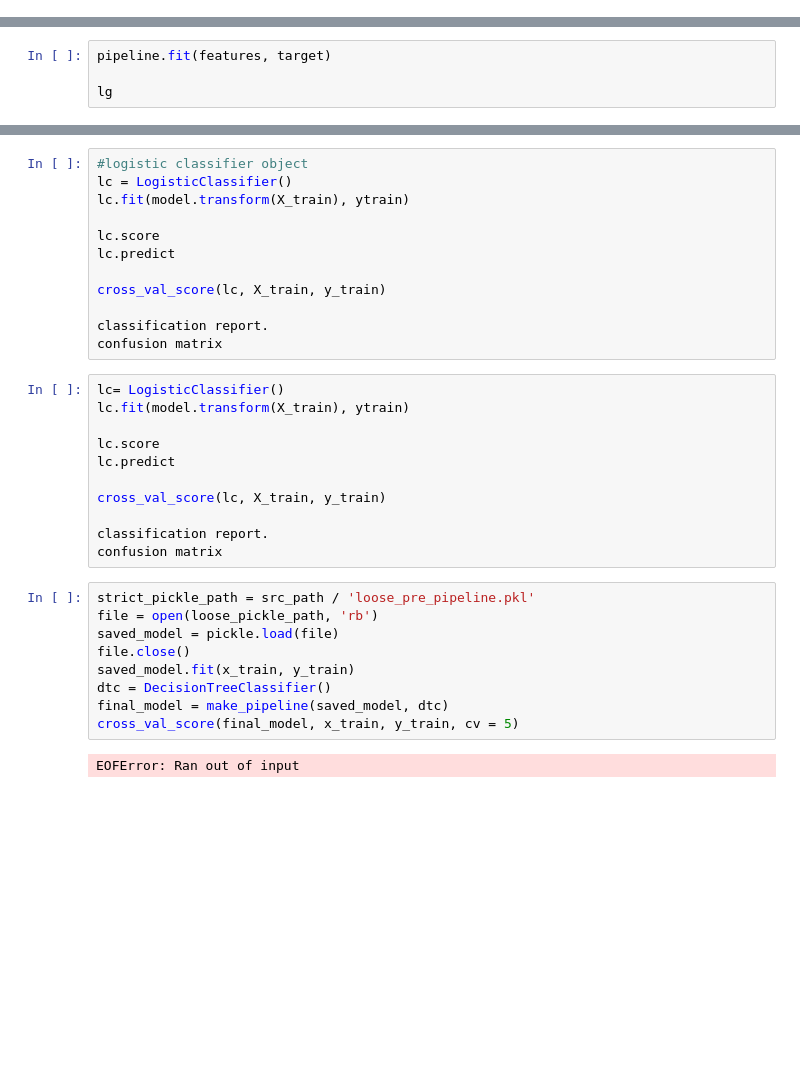
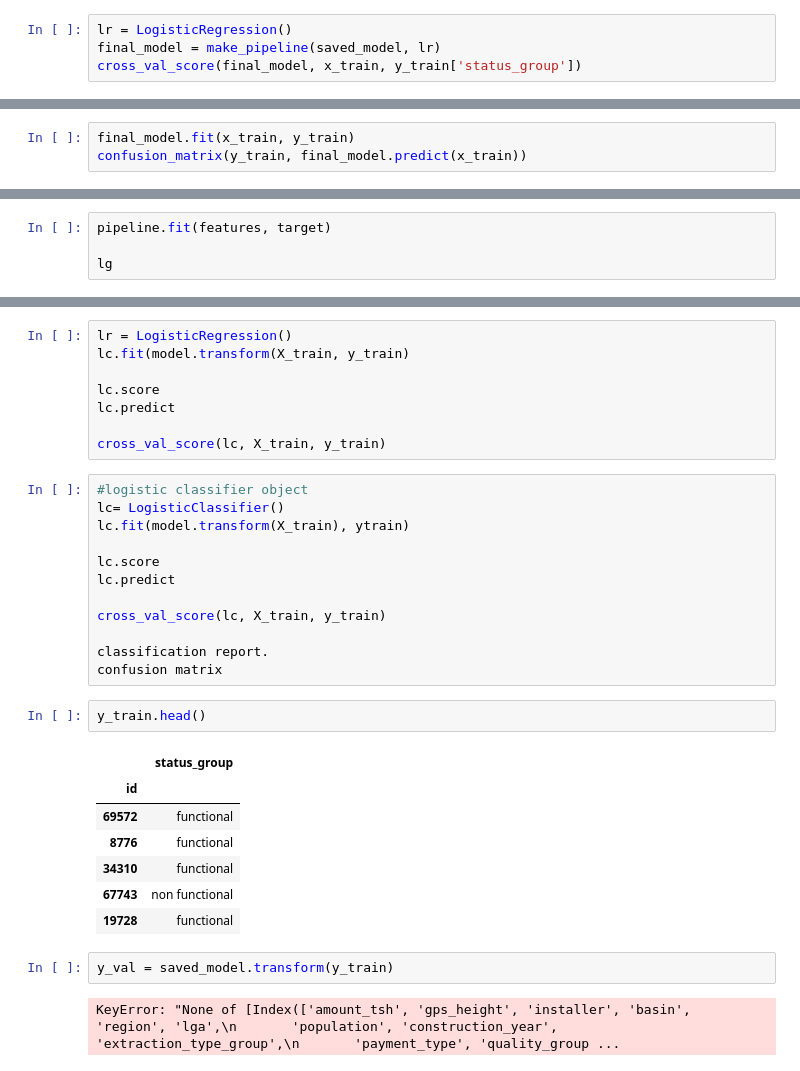
Before and after one commit to MWilliamson96/Tanzania_Well_Competition, a Jupyter notebook: eda/Angelica_Models.ipynb, the cells around one changed output, grey strips where cells are left out. Saved outputs shown, nothing was run; the diff lists cells and outputs as text; blank space fills up the shorter version.

```diff
--- a/eda/Angelica_Models.ipynb
+++ b/eda/Angelica_Models.ipynb
@@ -30,0 +76,4 @@ saved_model.get_params()['steps'][2][1].transformers[4][1].categories = 'auto'
+# %%
+lr = LogisticRegression()
+final_model = make_pipeline(saved_model, lr)
+cross_val_score(final_model, x_train, y_train['status_group'])
@@ -30,0 +99,3 @@ saved_model.get_params()['steps'][2][1].transformers[4][1].categories = 'auto'
+# %%
+final_model.fit(x_train, y_train)
+confusion_matrix(y_train, final_model.predict(x_train))
@@ -101,6 +179,14 @@ NameError: name 'grid' is not defined
+# %%
+lr = LogisticRegression()
+lc.fit(model.transform(X_train, y_train)
+
+lc.score
+lc.predict
+
+cross_val_score(lc, X_train, y_train)
 # %%
 #logistic classifier object
-lc = LogisticClassifier()
+lc= LogisticClassifier()
 lc.fit(model.transform(X_train), ytrain)
 
 lc.score
@@ -110,25 +196,17 @@ cross_val_score(lc, X_train, y_train)
 
 classification report.
 confusion matrix
-# %%
-lc= LogisticClassifier()
-lc.fit(model.transform(X_train), ytrain)
-
-lc.score
-lc.predict
-
-cross_val_score(lc, X_train, y_train)
-
-classification report.
-confusion matrix
-# %%
-strict_pickle_path = src_path / 'loose_pre_pipeline.pkl'
-file = open(loose_pickle_path, 'rb')
-saved_model = pickle.load(file)
-file.close()
-saved_model.fit(x_train, y_train)
-dtc = DecisionTreeClassifier()
-final_model = make_pipeline(saved_model, dtc)
-cross_val_score(final_model, x_train, y_train, cv = 5)
-# %% [output]
-EOFError: Ran out of input
+# %%
+y_train.head()
+# %% [output]
+|  | status_group |
+| id |  |
+| 69572 | functional |
+| 8776 | functional |
+| 34310 | functional |
+| 67743 | non functional |
+| 19728 | functional |
+# %%
+y_val = saved_model.transform(y_train)
+# %% [output]
+KeyError: "None of [Index(['amount_tsh', 'gps_height', 'installer', 'basin', 'region', 'lga',\n       'population', 'construction_year', 'extraction_type_group',\n       'payment_type', 'quality_group ...
```
Also changed, not shown: parts of 21 cells of this notebook.
